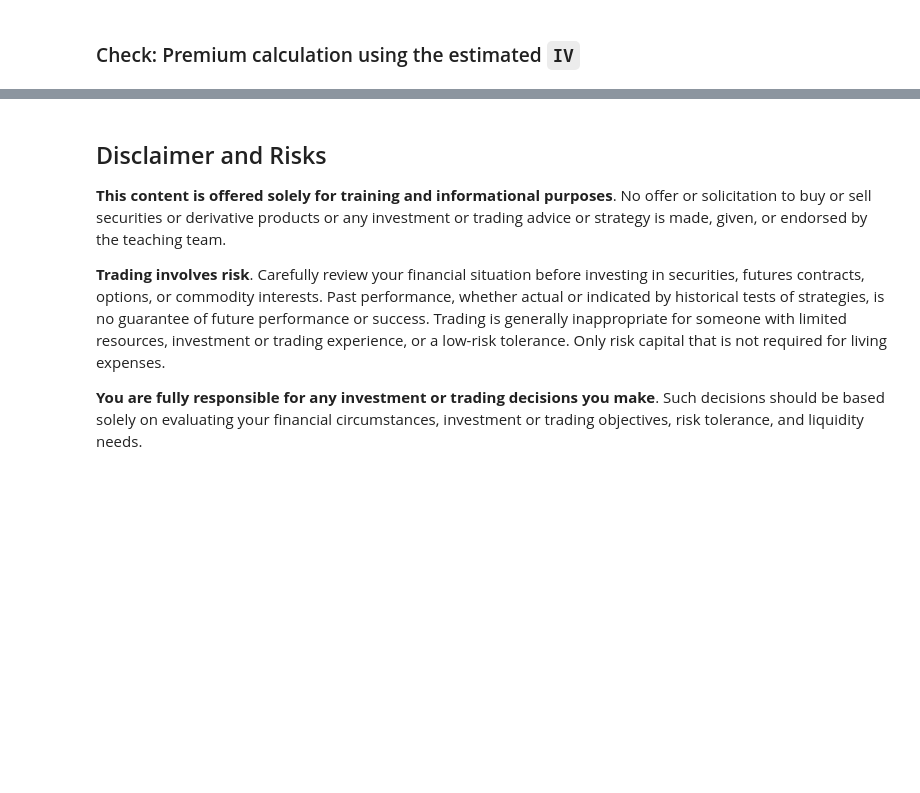
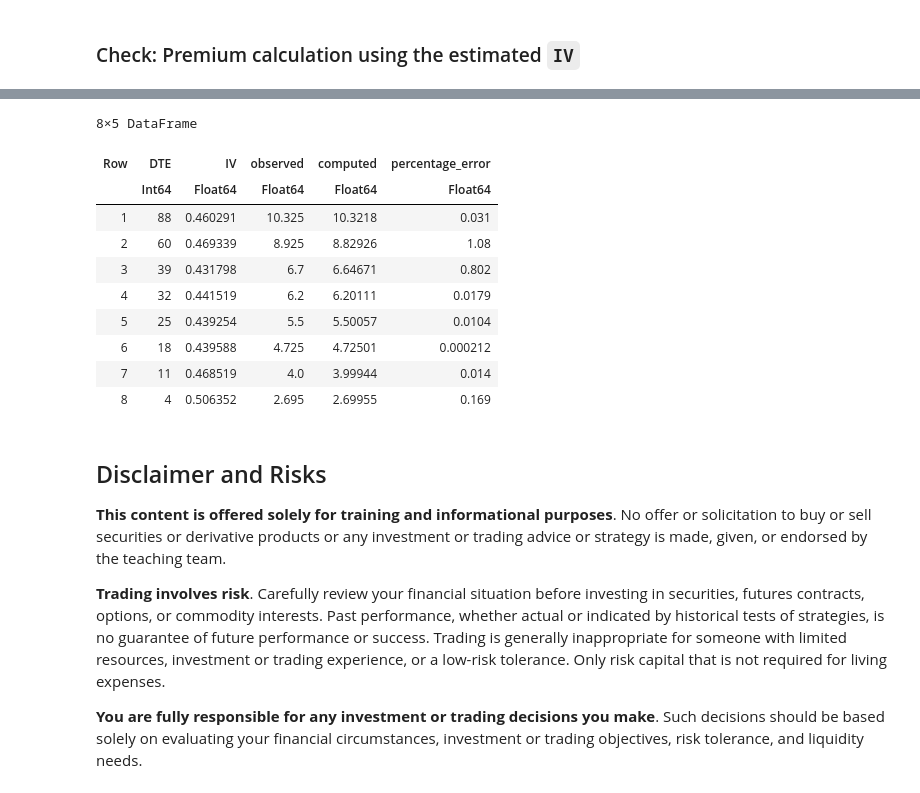
Before and after one commit to varnerlab/CHEME-130-eCornell-Repository, a Jupyter notebook: courses/CHEME-134/module-1/CHEME-134-Module-1-WorkedExample.ipynb, the cells around one changed output, grey strips where cells are left out. Saved outputs shown, nothing was run; the diff lists cells and outputs as text; code cells hidden in the pictures; blank space fills up the shorter version.

```diff
--- a/courses/CHEME-134/module-1/CHEME-134-Module-1-WorkedExample.ipynb
+++ b/courses/CHEME-134/module-1/CHEME-134-Module-1-WorkedExample.ipynb
@@ -309,34 +304,49 @@ list_of_AMD_contracts[DTE_array[1]]
 # %%
 dataframe_check = DataFrame();
 for i ∈ eachindex(DTE_array)
 
     record = list_of_AMD_contracts[DTE_array[i]];
     DTE =  DTE_array[i]*Δt;
     IVᵢ = IV_results_array[i,2];
     Sᵢ = record[!,:underlying][1];
     𝒫 = record[!,:midpoint][1];
+    bid = record[!,:bid][1];
+    ask = record[!,:ask][1];
 
     # build tree model -
     treemodel = build(MyAdjacencyBasedCRREquityPriceTree,
-        (μ = r̄, T = DTE, σ = IVᵢ)) |> (x-> populate(x, Sₒ = Sᵢ, h = 248));
+        (μ = r̄, T = DTE, σ = IVᵢ)) |> (x-> populate(x, Sₒ = Sᵢ, h = 256));
 
     # build contract model -
     tmp_contract_model = build(MyAmericanPutContractModel, (
         K = K̂, sense = 1, copy = 1, DTE = DTE, IV = IVᵢ, premium = 𝒫));
 
     # compute the premium -
     computed_premium = premium(tmp_contract_model, treemodel, sigdigits = 6);
 
     # store -
     row_df = (
         DTE = DTE_array[i],
-        observed = 𝒫,
+        IV = IV_results_array[i,2],
+        bid = 𝒫,
         computed = computed_premium,
-        isapproxsame = isapprox(𝒫, computed_premium, rtol=1e-2)
+        percentage_error = ((𝒫 - computed_premium)/computed_premium) |> abs |> x-> 100*x |> x-> round(x,sigdigits=3)
     );
     push!(dataframe_check,row_df);
 end
 dataframe_check
+# %% [output]
+8×5 DataFrame
+| Row | DTE | IV | observed | computed | percentage_error |
+|  | Int64 | Float64 | Float64 | Float64 | Float64 |
+| 1 | 88 | 0.460291 | 10.325 | 10.3218 | 0.031 |
+| 2 | 60 | 0.469339 | 8.925 | 8.82926 | 1.08 |
+| 3 | 39 | 0.431798 | 6.7 | 6.64671 | 0.802 |
+| 4 | 32 | 0.441519 | 6.2 | 6.20111 | 0.0179 |
+| 5 | 25 | 0.439254 | 5.5 | 5.50057 | 0.0104 |
+| 6 | 18 | 0.439588 | 4.725 | 4.72501 | 0.000212 |
+| 7 | 11 | 0.468519 | 4.0 | 3.99944 | 0.014 |
+| 8 | 4 | 0.506352 | 2.695 | 2.69955 | 0.169 |
 # %% [markdown]
 ## Disclaimer and Risks
 __This content is offered solely for training and informational purposes__. No offer or solicitation to buy or sell securities or derivative products or any investment or trading advice or strategy is made, given, or endorsed by the teaching team.
```
Also changed, not shown: parts of 16 cells of this notebook.
